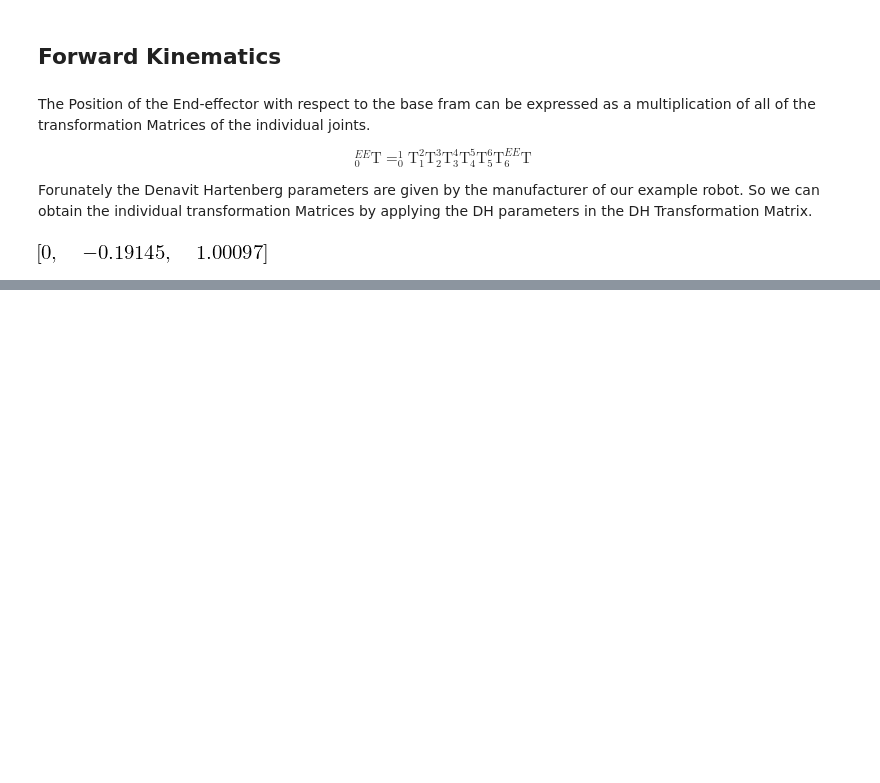
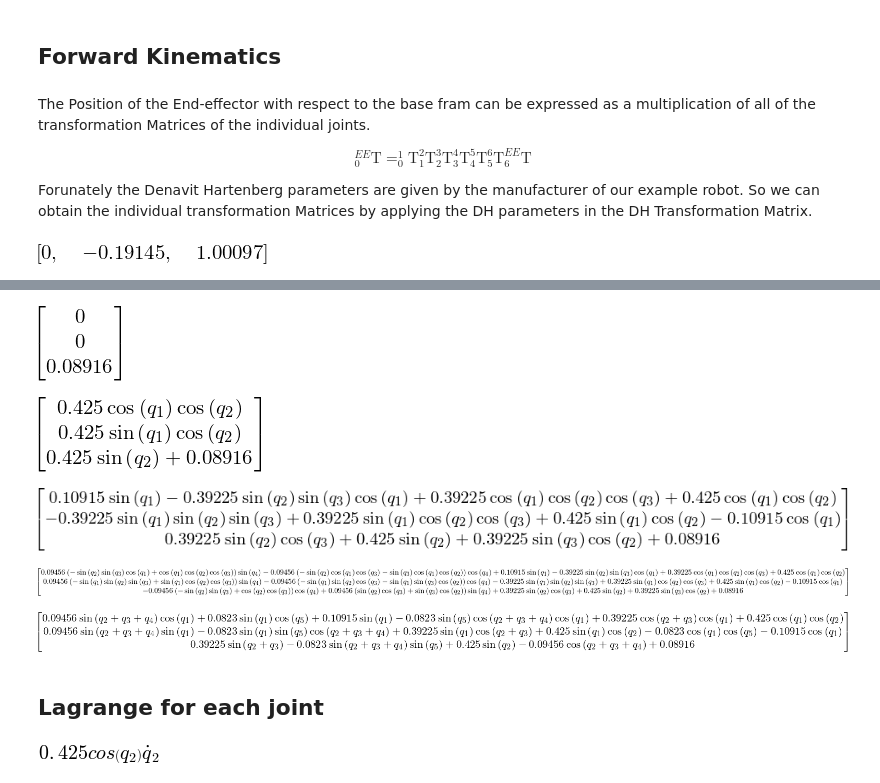
Before and after one commit to uliludmann/multibody_dynamics, a Jupyter notebook: Multibody Dynamics Caluclation.ipynb, the cells around one changed output, grey strips where cells are left out. Drawn from its saved outputs; the diff is of its cells as text; code cells hidden in the pictures; blank space fills up the shorter version.

Commit message:
feat: clean writeup: lagrange begonnen

```diff
--- a/Multibody Dynamics Caluclation.ipynb
+++ b/Multibody Dynamics Caluclation.ipynb
@@ -168,0 +200,22 @@ plot2dxyz([j0, j1, j2, j3, j4, j5, j6])
+# %%
+j2g
+# %% [output]
+[figure, added]
+# %%
+j3g
+# %% [output]
+[figure, added]
+# %%
+j4g
+# %% [output]
+[figure, added]
+# %%
+j5g
+# %% [output]
+[figure, added]
+# %%
+simplify(j6g)
+# %% [output]
+[figure, added]
+# %% [markdown]
+## Lagrange for each joint
@@ -168,0 +225,4 @@ plot2dxyz([j0, j1, j2, j3, j4, j5, j6])
+# %%
+Derivative(j3g[2], t)
+# %% [output]
+[figure, added]
```
Also changed, not shown: parts of 29 cells of this notebook.
